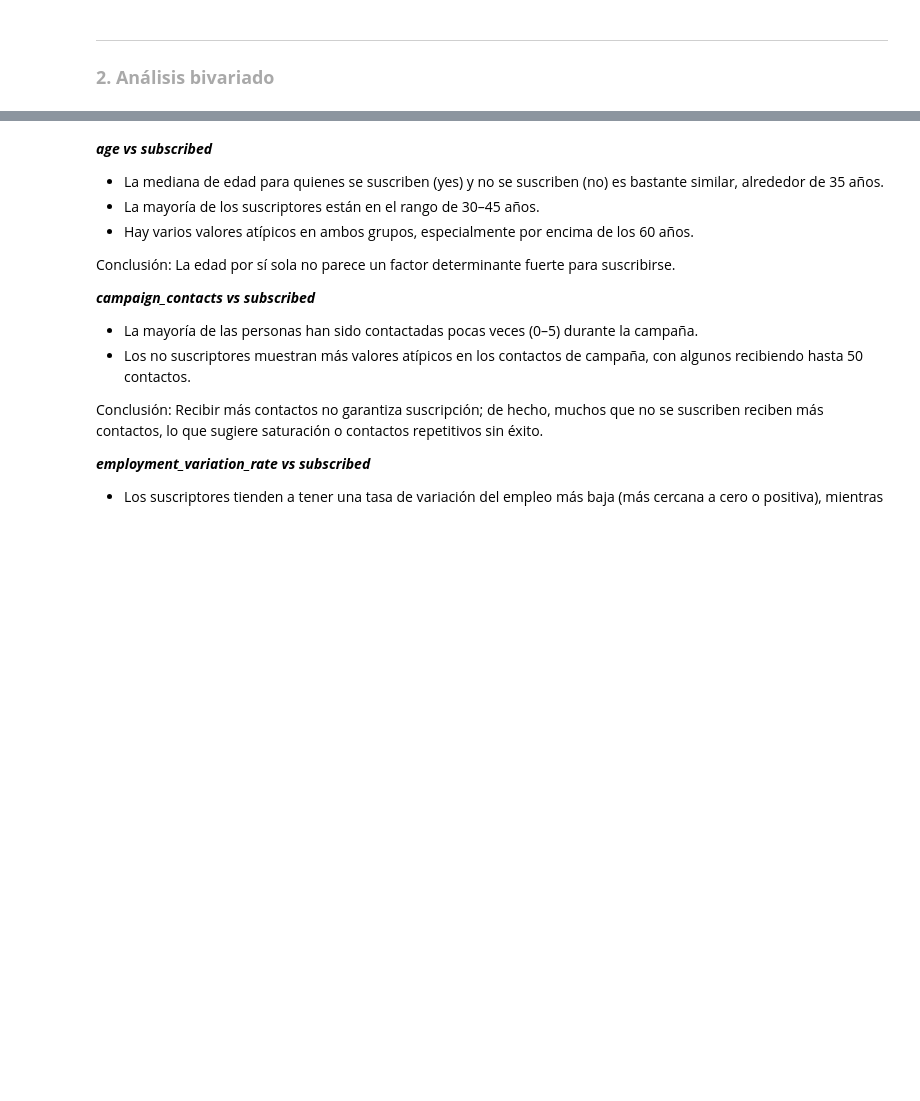
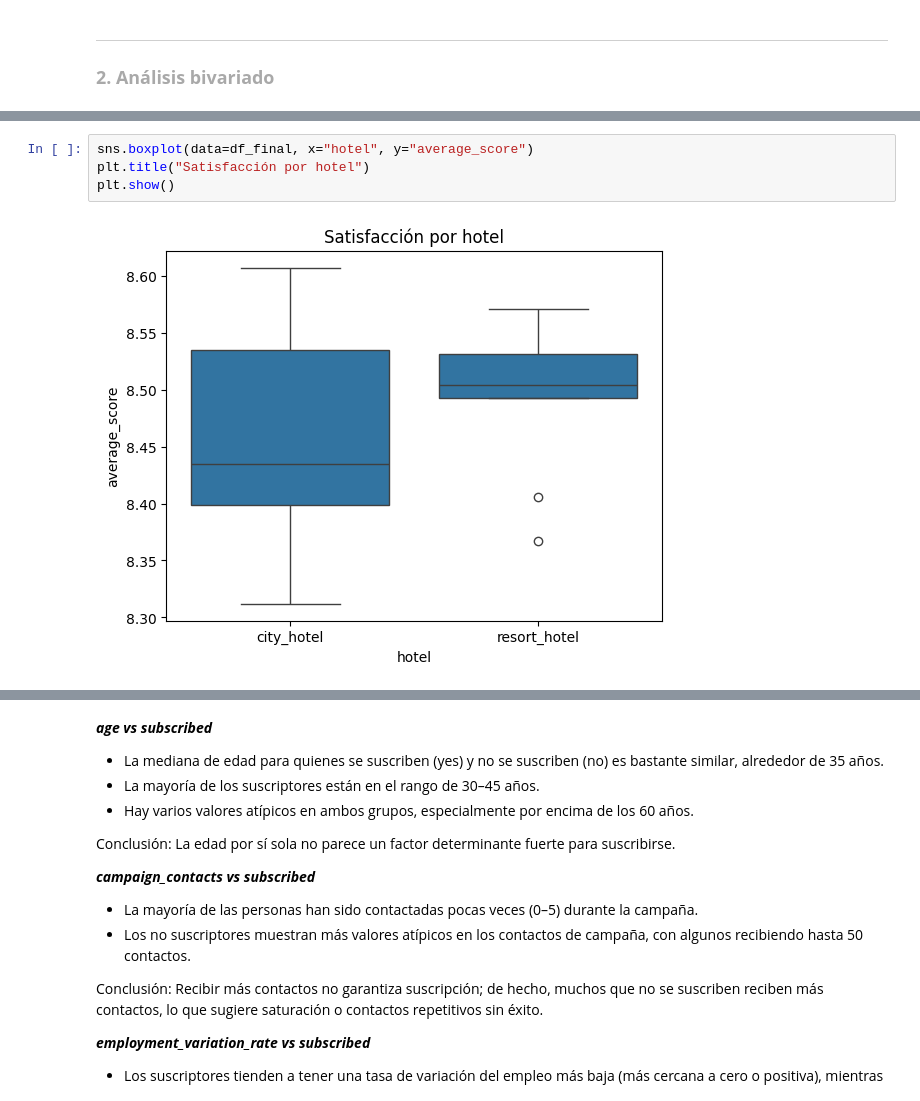
Before and after one commit to lorenalopezarenas/Booking_Reviews, a Jupyter notebook: notebooks/03. EDA.ipynb, the cells around one changed output, grey strips where cells are left out. Drawn from its saved outputs; the diff is of its cells as text; blank space fills up the shorter version.

```diff
--- a/notebooks/03. EDA.ipynb
+++ b/notebooks/03. EDA.ipynb
@@ -318,0 +352,6 @@ number_vs_target(df_final, "subscribed")
+# %%
+sns.boxplot(data=df_final, x="hotel", y="average_score")
+plt.title("Satisfacción por hotel")
+plt.show()
+# %% [output]
+[figure, added]
```
Also changed, not shown: parts of 39 cells of this notebook.
